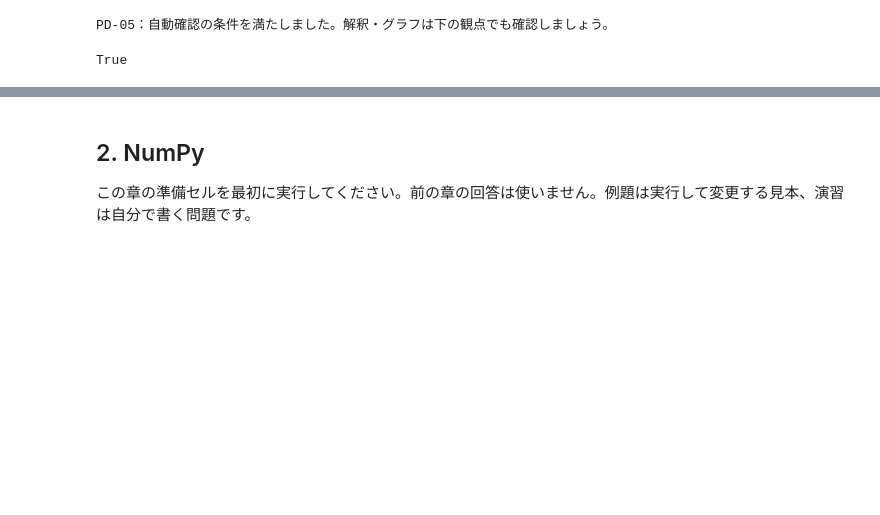
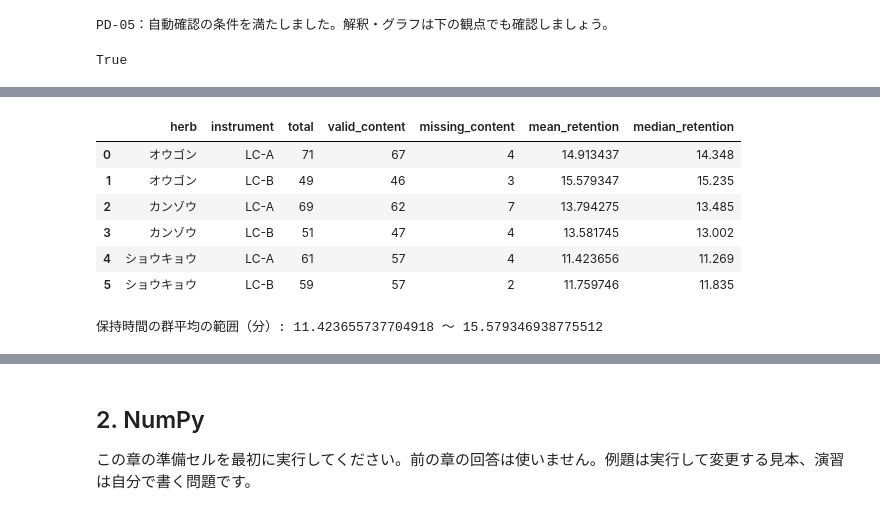
Before and after one commit to sgt9863/sgt9863.github.io, a Jupyter notebook: python-data-learning/solutions.ipynb, the cells around one changed output, grey strips where cells are left out. Saved outputs shown, nothing was run; the diff lists cells and outputs as text; code cells hidden in the pictures; blank space fills up the shorter version.

```diff
--- a/python-data-learning/solutions.ipynb
+++ b/python-data-learning/solutions.ipynb
@@ -586,0 +3639,26 @@ True
+# %%
+raw = pd.read_csv('data/hplc.csv')
+summary = raw.groupby(['herb', 'instrument']).agg(total=('sample_id', 'size'), valid_content=('content_mg_g', 'count'), mean_retention=('retention_min', 'mean'), median_retention=('retention_min', 'median')).reset_index()
+summary['missing_content'] = summary['total'] - summary['valid_content']
+columns = ['herb', 'instrument', 'total', 'valid_content', 'missing_content', 'mean_retention', 'median_retention']
+pd_26 = summary[columns].sort_values(['herb', 'instrument']).reset_index(drop=True)
+pd_26.to_csv('outputs/pd26_report.csv', index=False)
+back = pd.read_csv('outputs/pd26_report.csv')
+pd.testing.assert_frame_equal(pd_26, back, check_exact=False, rtol=1e-10)
+assert pd_26['total'].sum() == 360
+assert pd_26['valid_content'].sum() == 336
+assert pd_26['missing_content'].sum() == 24
+display(pd_26)
+print('保持時間の群平均の範囲（分）:', pd_26['mean_retention'].min(), '〜', pd_26['mean_retention'].max())
+# 架空測定360件のうち成分量の有効記録は336件、欠損は24件です。
+# 保持時間は生薬×装置ごとに平均と中央値を示しました。差の原因はこの集計では分かりません。
+# 設定条件や成分の構成が異なり、装置の効果や薬効の優劣は断定できません。
+# %% [output]
+|  | herb | instrument | total | valid_content | missing_content | mean_retention | median_retention |
+| 0 | オウゴン | LC-A | 71 | 67 | 4 | 14.913437 | 14.348 |
+| 1 | オウゴン | LC-B | 49 | 46 | 3 | 15.579347 | 15.235 |
+| 2 | カンゾウ | LC-A | 69 | 62 | 7 | 13.794275 | 13.485 |
+| 3 | カンゾウ | LC-B | 51 | 47 | 4 | 13.581745 | 13.002 |
+| 4 | ショウキョウ | LC-A | 61 | 57 | 4 | 11.423656 | 11.269 |
+| 5 | ショウキョウ | LC-B | 59 | 57 | 2 | 11.759746 | 11.835 |
+保持時間の群平均の範囲（分）: 11.423655737704918 〜 15.579346938775512
```
Also changed, not shown: parts of 220 cells of this notebook, 7 other files.
